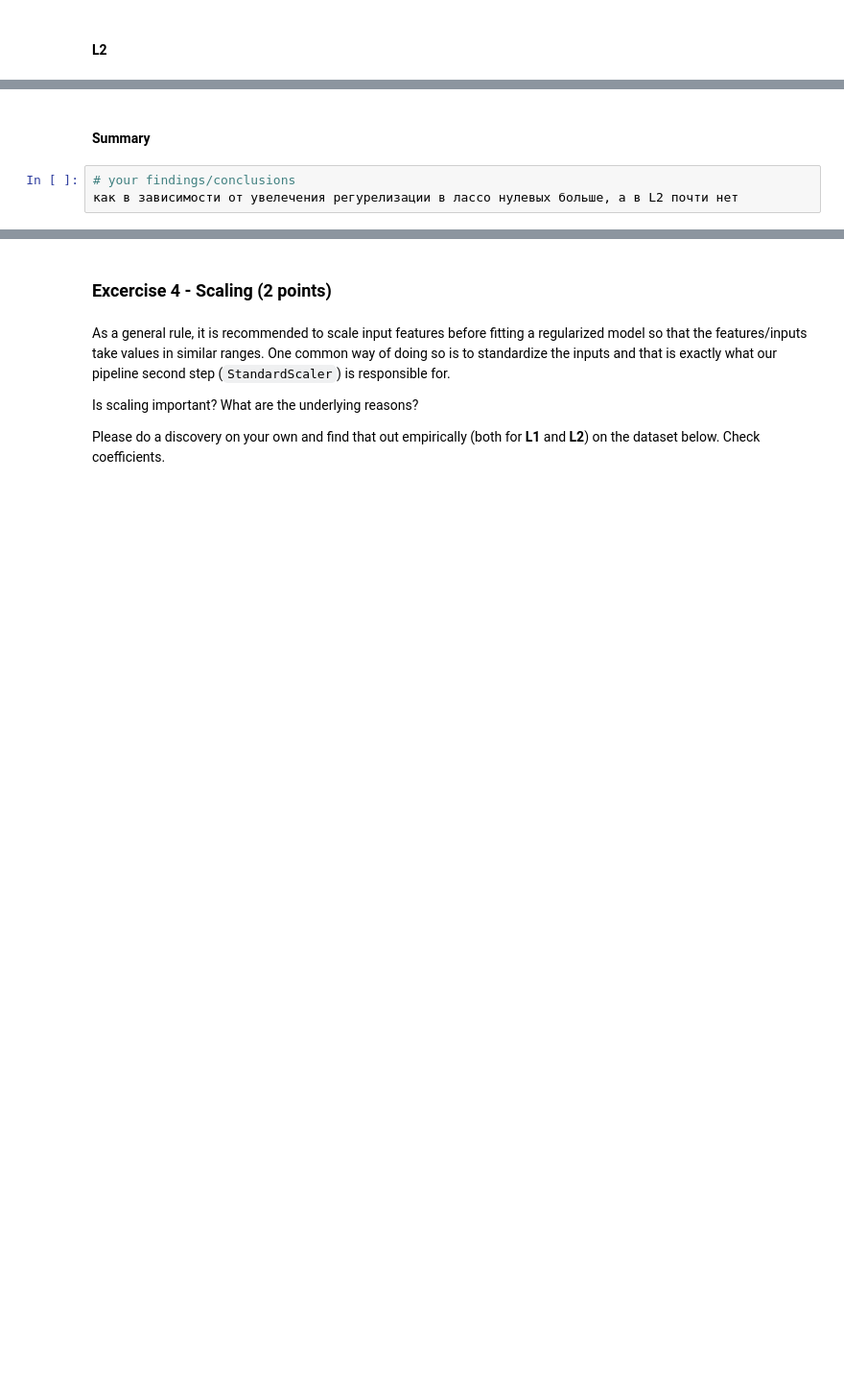
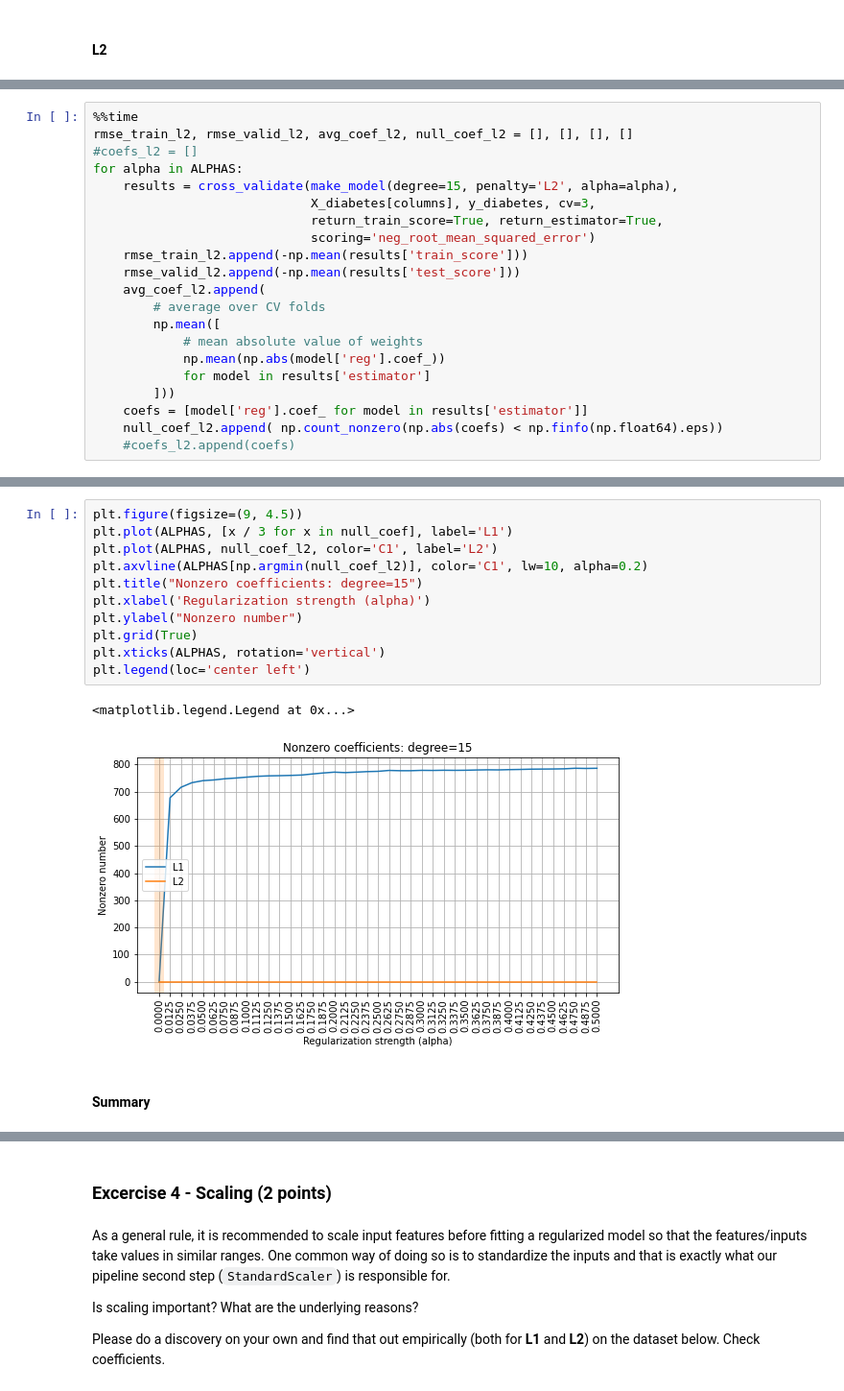
Before and after one commit to bonvech/ml-intro-2, a Jupyter notebook: 4_overfitting_regularization/overfitting_regularization.ipynb, the cells around one changed output, grey strips where cells are left out. Shown at 96% size. Saved outputs shown, nothing was run; the diff lists cells and outputs as text; blank space fills up the shorter version.

```diff
--- a/4_overfitting_regularization/overfitting_regularization.ipynb
+++ b/4_overfitting_regularization/overfitting_regularization.ipynb
@@ -656,0 +732,21 @@ Please do a discovery on your own and find that out empirically (both for **L1**
+# %%
+%%time
+rmse_train_l2, rmse_valid_l2, avg_coef_l2, null_coef_l2 = [], [], [], []
+#coefs_l2 = []
+for alpha in ALPHAS:
+    results = cross_validate(make_model(degree=15, penalty='L2', alpha=alpha),
+                             X_diabetes[columns], y_diabetes, cv=3,
+                             return_train_score=True, return_estimator=True,
+                             scoring='neg_root_mean_squared_error')
+    rmse_train_l2.append(-np.mean(results['train_score']))
+    rmse_valid_l2.append(-np.mean(results['test_score']))
+    avg_coef_l2.append(
+        # average over CV folds
+        np.mean([
+            # mean absolute value of weights
+            np.mean(np.abs(model['reg'].coef_))
+            for model in results['estimator']
+        ]))
+    coefs = [model['reg'].coef_ for model in results['estimator']]
+    null_coef_l2.append( np.count_nonzero(np.abs(coefs) < np.finfo(np.float64).eps))
+    #coefs_l2.append(coefs)
@@ -657,5 +756,16 @@ Please do a discovery on your own and find that out empirically (both for **L1**
+# %%
+plt.figure(figsize=(9, 4.5))
+plt.plot(ALPHAS, [x / 3 for x in null_coef], label='L1')
+plt.plot(ALPHAS, null_coef_l2, color='C1', label='L2')
+plt.axvline(ALPHAS[np.argmin(null_coef_l2)], color='C1', lw=10, alpha=0.2)
+plt.title("Nonzero coefficients: degree=15")
+plt.xlabel('Regularization strength (alpha)')
+plt.ylabel("Nonzero number")
+plt.grid(True)
+plt.xticks(ALPHAS, rotation='vertical')
+plt.legend(loc='center left')
+# %% [output]
+<matplotlib.legend.Legend at 0x...>
+[figure, added]
 # %% [markdown]
 #### Summary
-# %%
-# your findings/conclusions
-как в зависимости от увелечения регурелизации в лассо нулевых больше, а в L2 почти нет
```
Also changed, not shown: parts of 20 cells of this notebook.
